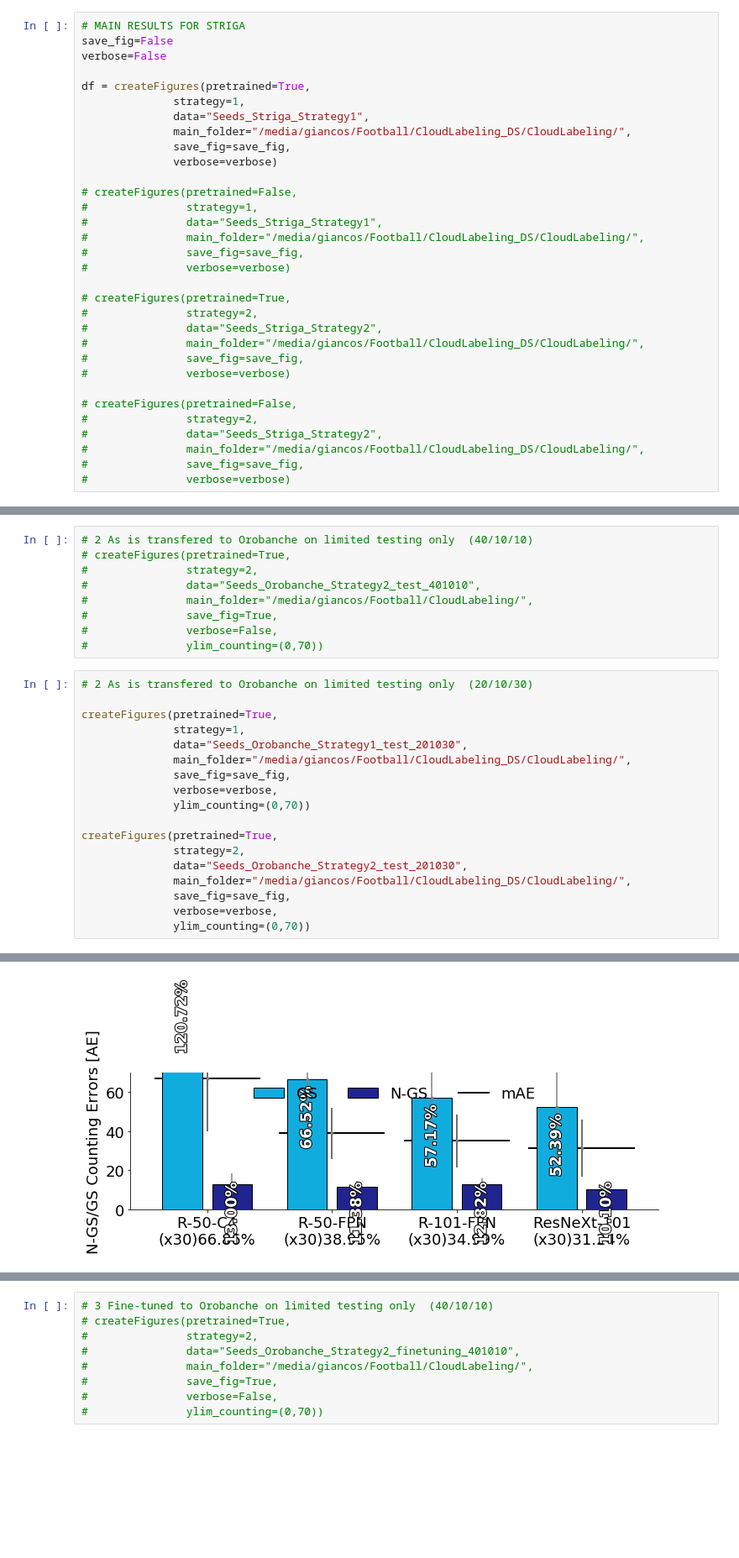
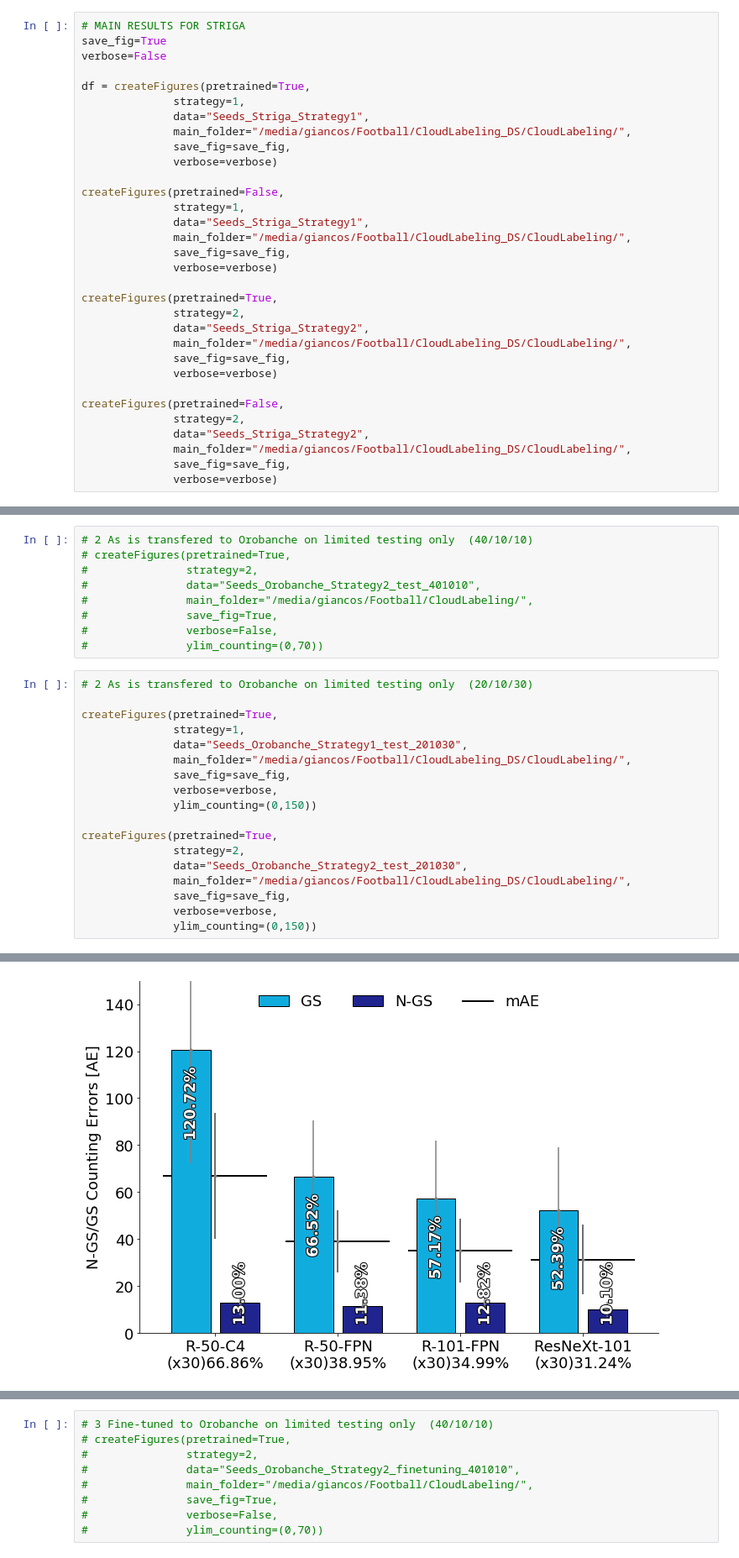
Before and after one commit to SilvioGiancola/maskrcnn-benchmark, a Jupyter notebook: Seeds_Final_Results_BarPlot-Copy1.ipynb, the cells around one changed output, grey strips where cells are left out. Shown at 84% size. Cells and saved outputs as stored; diff of their text form; blank space fills up the shorter version.

```diff
--- a/Seeds_Final_Results_BarPlot-Copy1.ipynb
+++ b/Seeds_Final_Results_BarPlot-Copy1.ipynb
@@ -303,6 +333,6 @@ print(df[df.mAE == df.mAE.min()])
 # %%
 # MAIN RESULTS FOR STRIGA
-save_fig=False
+save_fig=True
 verbose=False
 
 df = createFigures(pretrained=True,
@@ -312,26 +342,26 @@ df = createFigures(pretrained=True,
               save_fig=save_fig,
               verbose=verbose)
 
-# createFigures(pretrained=False,
-#               strategy=1,
-#               data="Seeds_Striga_Strategy1",
-#               main_folder="/media/giancos/Football/CloudLabeling_DS/CloudLabeling/",
-#               save_fig=save_fig,
-#               verbose=verbose)
+createFigures(pretrained=False,
+              strategy=1,
+              data="Seeds_Striga_Strategy1",
+              main_folder="/media/giancos/Football/CloudLabeling_DS/CloudLabeling/",
+              save_fig=save_fig,
+              verbose=verbose)
 
-# createFigures(pretrained=True,
-#               strategy=2,
-#               data="Seeds_Striga_Strategy2",
-#               main_folder="/media/giancos/Football/CloudLabeling_DS/CloudLabeling/",
-#               save_fig=save_fig,
-#               verbose=verbose)
+createFigures(pretrained=True,
+              strategy=2,
+              data="Seeds_Striga_Strategy2",
+              main_folder="/media/giancos/Football/CloudLabeling_DS/CloudLabeling/",
+              save_fig=save_fig,
+              verbose=verbose)
 
-# createFigures(pretrained=False,
-#               strategy=2,
-#               data="Seeds_Striga_Strategy2",
-#               main_folder="/media/giancos/Football/CloudLabeling_DS/CloudLabeling/",
-#               save_fig=save_fig,
-#               verbose=verbose)
+createFigures(pretrained=False,
+              strategy=2,
+              data="Seeds_Striga_Strategy2",
+              main_folder="/media/giancos/Football/CloudLabeling_DS/CloudLabeling/",
+              save_fig=save_fig,
+              verbose=verbose)
 # %% [output]
 [figure]
 [figure]
@@ -386,22 +405,22 @@ createFigures(pretrained=True,
 # %%
 # 2 As is transfered to Orobanche on limited testing only  (20/10/30)
 
 createFigures(pretrained=True,
               strategy=1,
               data="Seeds_Orobanche_Strategy1_test_201030",
               main_folder="/media/giancos/Football/CloudLabeling_DS/CloudLabeling/",
               save_fig=save_fig,
               verbose=verbose,
-              ylim_counting=(0,70))
+              ylim_counting=(0,150))
 
 createFigures(pretrained=True,
               strategy=2,
               data="Seeds_Orobanche_Strategy2_test_201030",
               main_folder="/media/giancos/Football/CloudLabeling_DS/CloudLabeling/",
               save_fig=save_fig,
               verbose=verbose,
-              ylim_counting=(0,70))
+              ylim_counting=(0,150))
 # %% [output]
 [figure]
-[figure, old version]
+[figure, new version]
 [figure]
```
Also changed, not shown: parts of 8 cells of this notebook, 4 other files.
